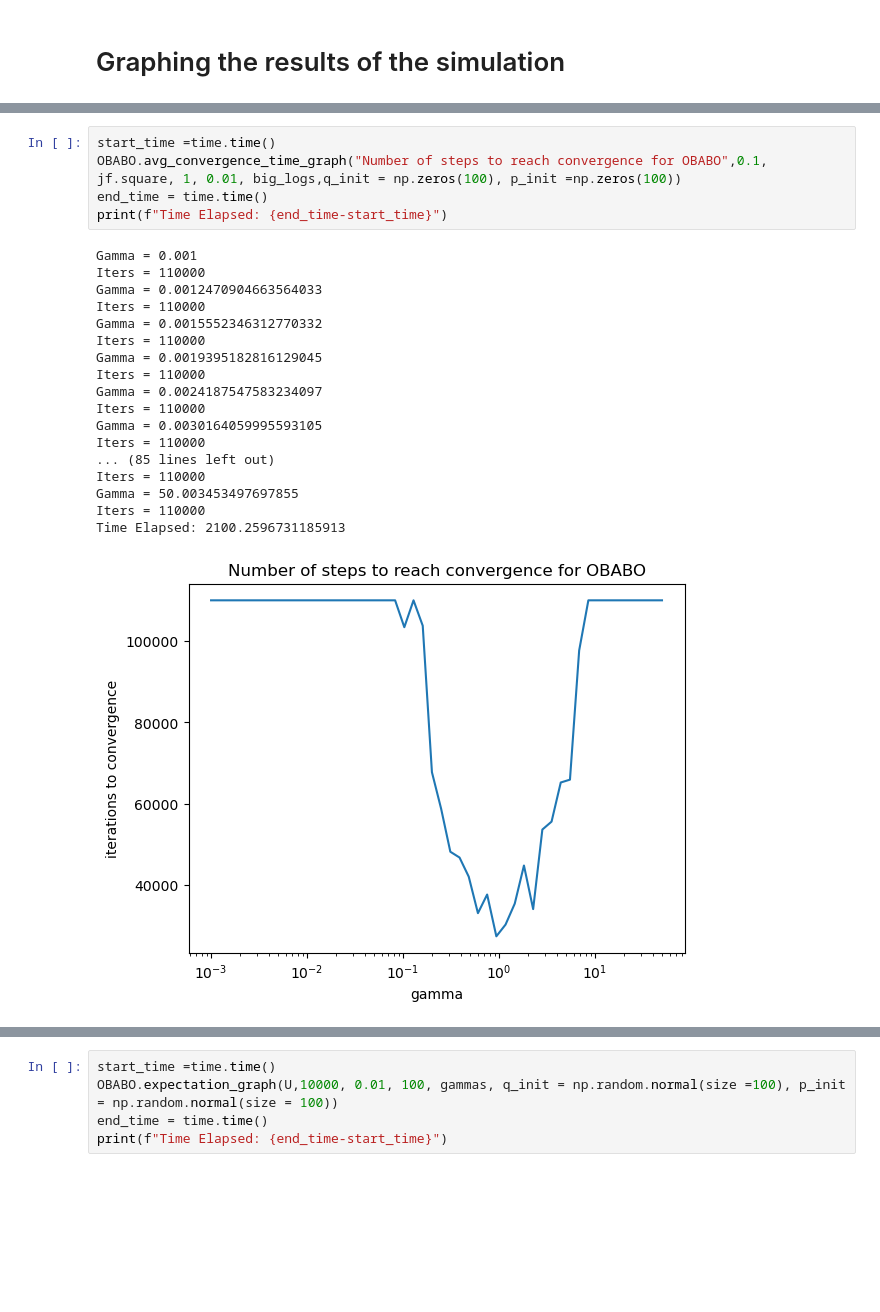
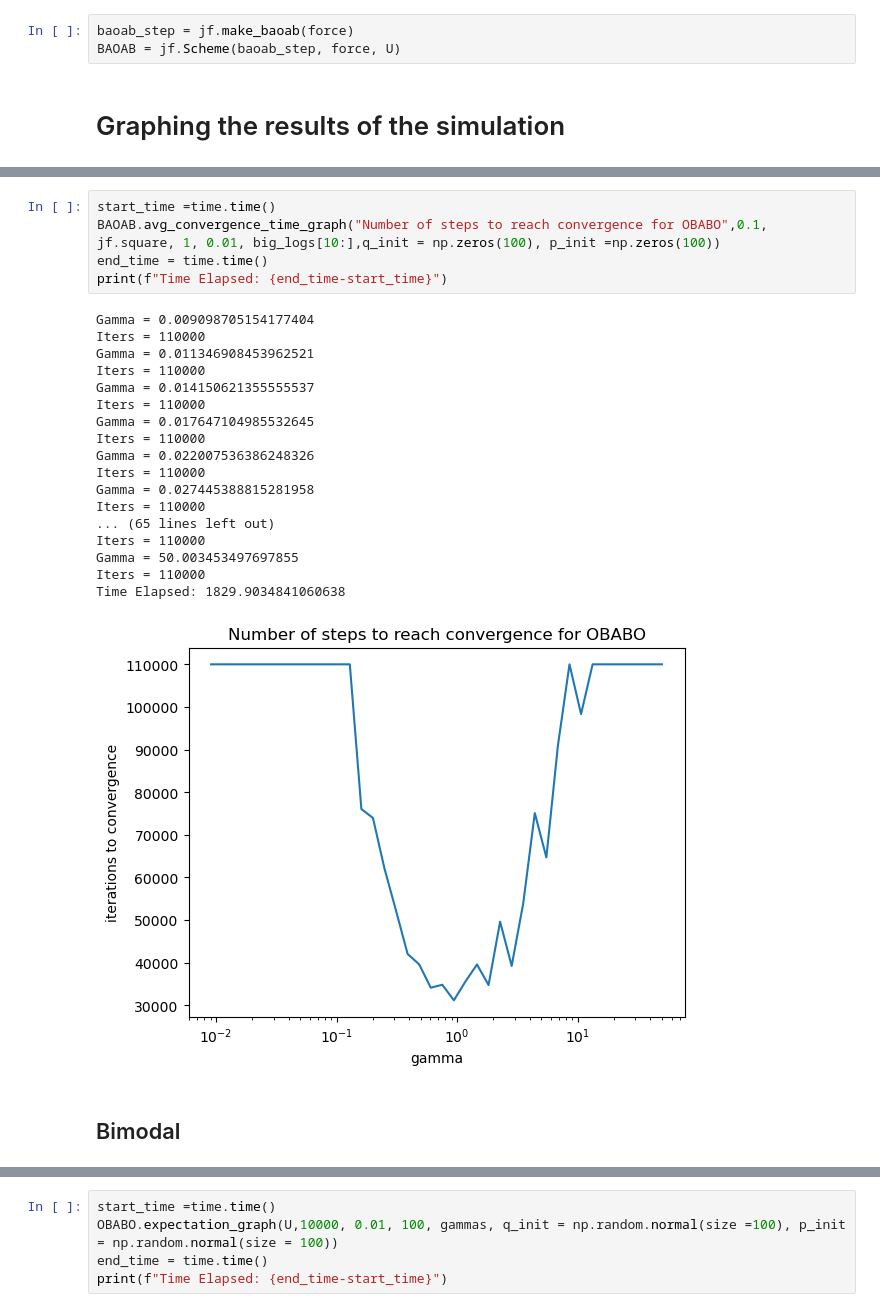
Before and after one commit to ktadgh/Langevin-Dynamics, a Jupyter notebook: OBABO.ipynb, the cells around one changed output, grey strips where cells are left out. Drawn from its saved outputs; the diff is of its cells as text; blank space fills up the shorter version.

```diff
--- a/OBABO.ipynb
+++ b/OBABO.ipynb
@@ -27,6 +27,9 @@ def force(q):
 
 obabo_step = jf.make_obabo(force)
 OBABO = jf.Scheme(obabo_step, force, U)
+# %%
+baoab_step = jf.make_baoab(force)
+BAOAB = jf.Scheme(baoab_step, force, U)
 # %% [markdown]
 # Graphing the results of the simulation
 # %%
@@ -41,24 +44,26 @@ Time Elapsed: 52.78049850463867
 # %%
 start_time =time.time()
-OBABO.avg_convergence_time_graph("Number of steps to reach convergence for OBABO",0.1, jf.square, 1, 0.01, big_logs,q_init = np.zeros(100), p_init =np.zeros(100))
+BAOAB.avg_convergence_time_graph("Number of steps to reach convergence for OBABO",0.1, jf.square, 1, 0.01, big_logs[10:],q_init = np.zeros(100), p_init =np.zeros(100))
 end_time = time.time()
 print(f"Time Elapsed: {end_time-start_time}")
 # %% [output]
-Gamma = 0.001
+Gamma = 0.009098705154177404
 Iters = 110000
-Gamma = 0.0012470904663564033
+Gamma = 0.011346908453962521
 Iters = 110000
-Gamma = 0.0015552346312770332
+Gamma = 0.014150621355555537
 Iters = 110000
-Gamma = 0.0019395182816129045
+Gamma = 0.017647104985532645
 Iters = 110000
-Gamma = 0.0024187547583234097
+Gamma = 0.022007536386248326
 Iters = 110000
-Gamma = 0.0030164059995593105
+Gamma = 0.027445388815281958
 Iters = 110000
-... (85 lines left out)
+... (65 lines left out)
 Iters = 110000
 Gamma = 50.003453497697855
 Iters = 110000
-Time Elapsed: 2100.2596731185913
+Time Elapsed: 1829.9034841060638
-[figure, old version]
+[figure, new version]
+# %% [markdown]
+## Bimodal
```
Also changed, not shown: parts of 25 cells of this notebook, 2 other files.
